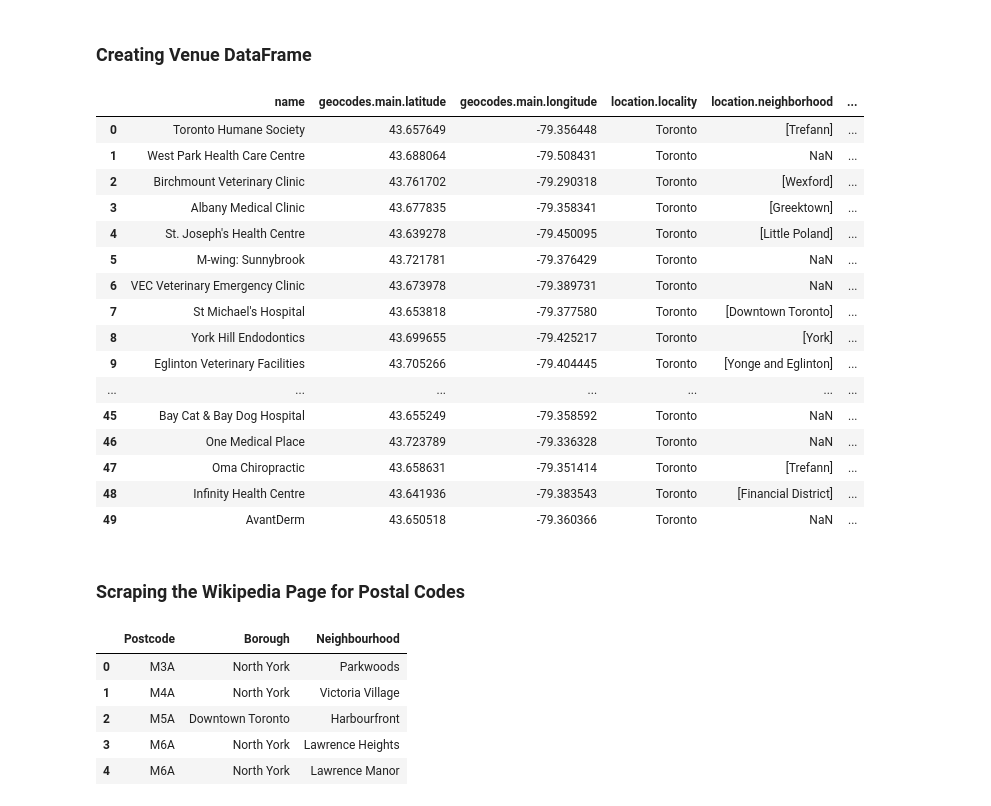
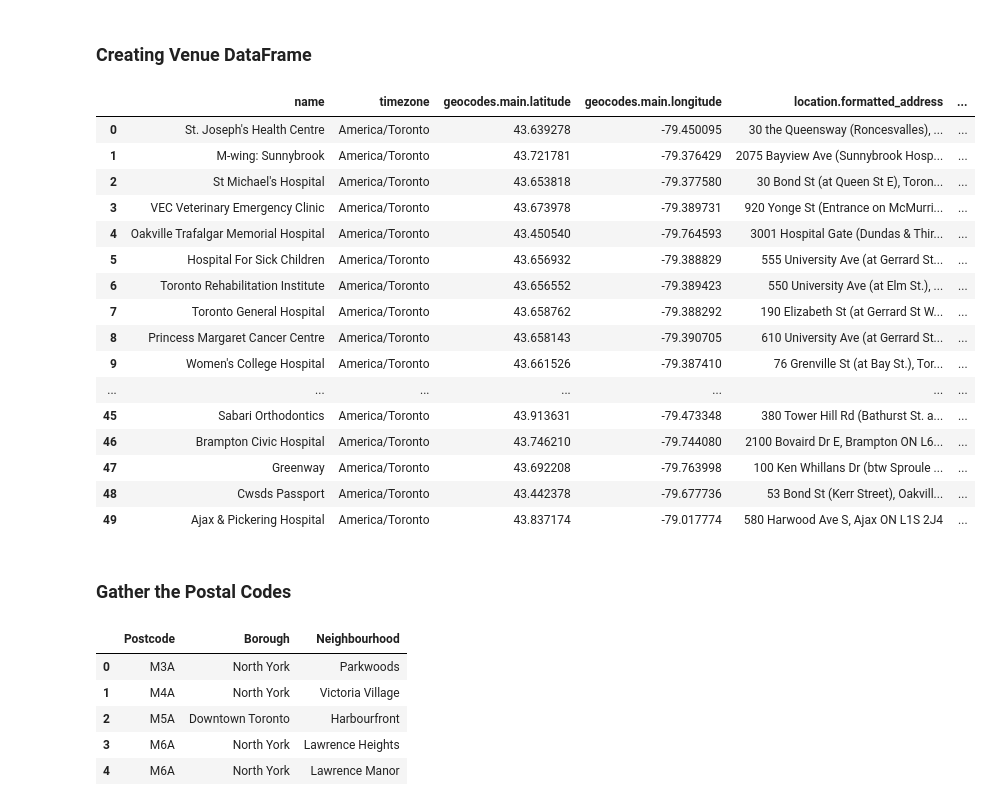
Before and after one commit to Sujeev-Uthayakumar/clustering-navigation, a Jupyter notebook: src/index.ipynb, the cells around one changed output. Drawn from its saved outputs; the diff is of its cells as text; code cells hidden in the pictures.

```diff
--- a/src/index.ipynb
+++ b/src/index.ipynb
@@ -94,34 +99,34 @@ def create_request(coords= None, location = None, categories = None, limit = "10
 # %%
 latitude = 43.6532
 longitude = -79.3832
-hospitals = create_request(location = ["Toronto", "ON"], categories="15000", limit="50")
+hospitals = create_request(coords=[latitude, longitude], categories="15000", limit="50")
 
 # Generates data from the Foursquare API
 hospital_venues = json_normalize(hospitals['results'], max_level=3)
-hospital_venues.drop(hospital_venues.columns[[0, 1, 2, 3, 5, 8, 9, 10, 11, 13, 12, 17, 18, 19, 20, 21]], axis=1, inplace=True)
+hospital_venues.drop(hospital_venues.columns[[0, 1, 2, 3, 4,  9, 10, 11, 13, 12, 17, 18, 19, 20, 21]], axis=1, inplace=True)
 
 #
 pd.DataFrame(hospital_venues)
 # %% [output]
-|  | name | geocodes.main.latitude | geocodes.main.longitude | location.locality | location.neighborhood | ... |
-| 0 | Toronto Humane Society | 43.657649 | -79.356448 | Toronto | [Trefann] | ... |
-| 1 | West Park Health Care Centre | 43.688064 | -79.508431 | Toronto | NaN | ... |
-| 2 | Birchmount Veterinary Clinic | 43.761702 | -79.290318 | Toronto | [Wexford] | ... |
-| 3 | Albany Medical Clinic | 43.677835 | -79.358341 | Toronto | [Greektown] | ... |
-| 4 | St. Joseph's Health Centre | 43.639278 | -79.450095 | Toronto | [Little Poland] | ... |
-| 5 | M-wing: Sunnybrook | 43.721781 | -79.376429 | Toronto | NaN | ... |
-| 6 | VEC Veterinary Emergency Clinic | 43.673978 | -79.389731 | Toronto | NaN | ... |
-| 7 | St Michael's Hospital | 43.653818 | -79.377580 | Toronto | [Downtown Toronto] | ... |
-| 8 | York Hill Endodontics | 43.699655 | -79.425217 | Toronto | [York] | ... |
-| 9 | Eglinton Veterinary Facilities | 43.705266 | -79.404445 | Toronto | [Yonge and Eglinton] | ... |
+|  | name | timezone | geocodes.main.latitude | geocodes.main.longitude | location.formatted_address | ... |
+| 0 | St. Joseph's Health Centre | America/Toronto | 43.639278 | -79.450095 | 30 the Queensway (Roncesvalles), ... | ... |
+| 1 | M-wing: Sunnybrook | America/Toronto | 43.721781 | -79.376429 | 2075 Bayview Ave (Sunnybrook Hosp... | ... |
+| 2 | St Michael's Hospital | America/Toronto | 43.653818 | -79.377580 | 30 Bond St (at Queen St E), Toron... | ... |
+| 3 | VEC Veterinary Emergency Clinic | America/Toronto | 43.673978 | -79.389731 | 920 Yonge St (Entrance on McMurri... | ... |
+| 4 | Oakville Trafalgar Memorial Hospital | America/Toronto | 43.450540 | -79.764593 | 3001 Hospital Gate (Dundas & Thir... | ... |
+| 5 | Hospital For Sick Children | America/Toronto | 43.656932 | -79.388829 | 555 University Ave (at Gerrard St... | ... |
+| 6 | Toronto Rehabilitation Institute | America/Toronto | 43.656552 | -79.389423 | 550 University Ave (at Elm St.), ... | ... |
+| 7 | Toronto General Hospital | America/Toronto | 43.658762 | -79.388292 | 190 Elizabeth St (at Gerrard St W... | ... |
+| 8 | Princess Margaret Cancer Centre | America/Toronto | 43.658143 | -79.390705 | 610 University Ave (at Gerrard St... | ... |
+| 9 | Women's College Hospital | America/Toronto | 43.661526 | -79.387410 | 76 Grenville St (at Bay St.), Tor... | ... |
 | ... | ... | ... | ... | ... | ... | ... |
-| 45 | Bay Cat & Bay Dog Hospital | 43.655249 | -79.358592 | Toronto | NaN | ... |
-| 46 | One Medical Place | 43.723789 | -79.336328 | Toronto | NaN | ... |
-| 47 | Oma Chiropractic | 43.658631 | -79.351414 | Toronto | [Trefann] | ... |
-| 48 | Infinity Health Centre | 43.641936 | -79.383543 | Toronto | [Financial District] | ... |
-| 49 | AvantDerm | 43.650518 | -79.360366 | Toronto | NaN | ... |
+| 45 | Sabari Orthodontics | America/Toronto | 43.913631 | -79.473348 | 380 Tower Hill Rd (Bathurst St. a... | ... |
+| 46 | Brampton Civic Hospital | America/Toronto | 43.746210 | -79.744080 | 2100 Bovaird Dr E, Brampton ON L6... | ... |
+| 47 | Greenway | America/Toronto | 43.692208 | -79.763998 | 100 Ken Whillans Dr (btw Sproule ... | ... |
+| 48 | Cwsds Passport | America/Toronto | 43.442378 | -79.677736 | 53 Bond St (Kerr Street), Oakvill... | ... |
+| 49 | Ajax & Pickering Hospital | America/Toronto | 43.837174 | -79.017774 | 580 Harwood Ave S, Ajax ON L1S 2J4 | ... |
 # %% [markdown]
-<h3><b>Scraping the Wikipedia Page for Postal Codes</b></h3>
+<h3><b>Gather the Postal Codes</b></h3>
 # %%
 path = os.getcwd()
 path = os.path.join(path,"datasets/neighborhood-data.csv")
```
Also changed, not shown: parts of 5 cells of this notebook.
